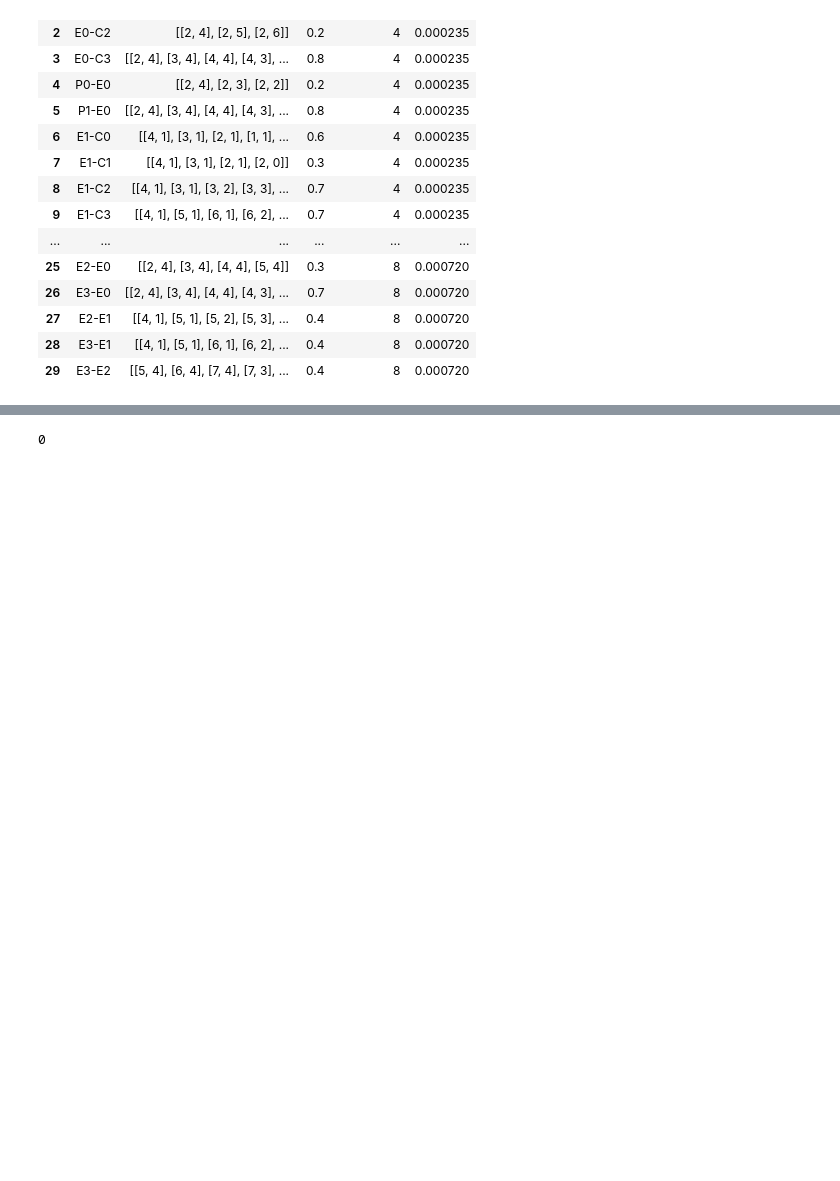
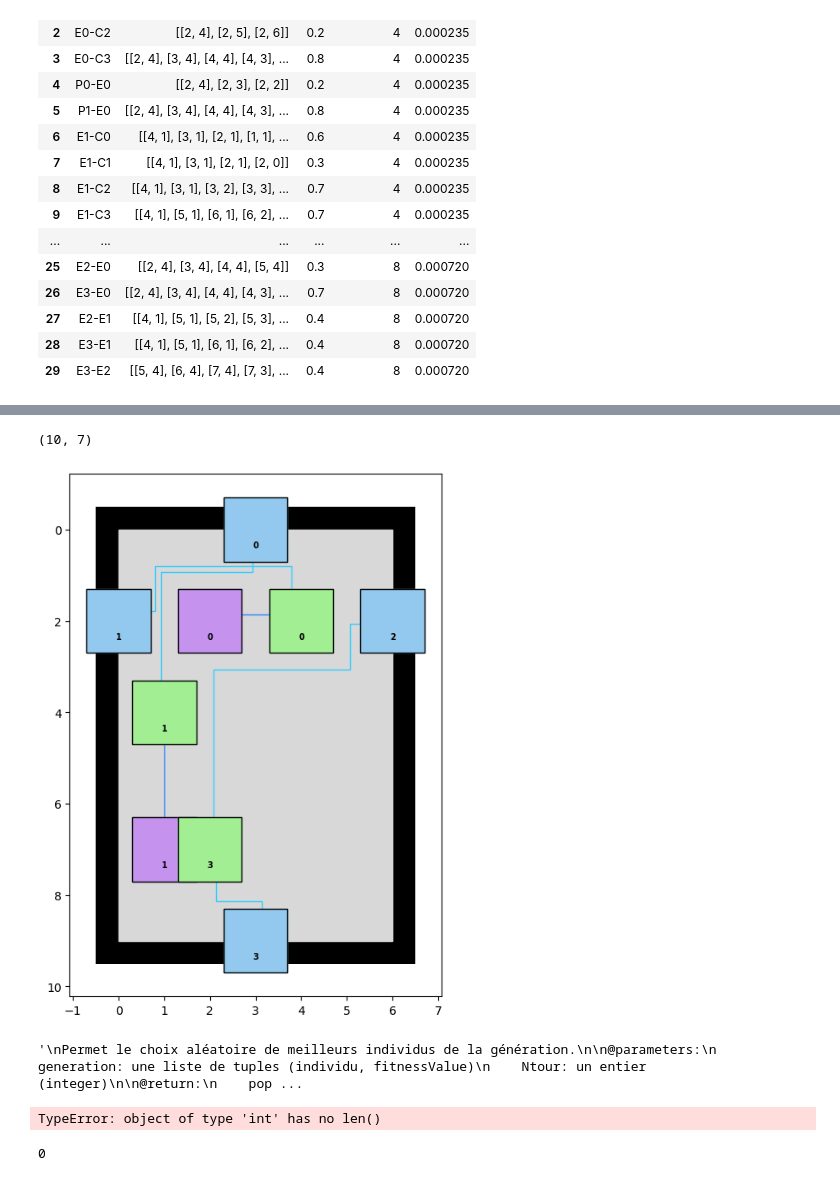
Before and after one commit to egos/valeo, a Jupyter notebook: New.ipynb, the cells around one changed output, grey strips where cells are left out. Cells and saved outputs as stored; diff of their text form; code cells hidden in the pictures; blank space fills up the shorter version.

```diff
--- a/New.ipynb
+++ b/New.ipynb
@@ -987,0 +1083,19 @@ fig = new_plot(algo, SelectLine, SelectSlot)
+# %%
+# row = df1.loc[0]
+row = df.iloc[0].copy()
+ElemsList = ['Clist','Elist','Plist']
+Elems = ['C','E','P']
+SelectSlot = []
+List_EtoC = row.List_EtoC
+List_PtoE = row.List_PtoE
+for n in range(3):
+    SelectSlot+= ['{}{}'.format(Elems[n],i) for i in row[ElemsList[n]]]
+SelectLine = row.Name
+if row.Option == 'Bus' :   SelectLine = row.BusName
+
+# fig = plot_(algo,dflineSelect, dfsSelect, str(row.name) + ' : ' + row.Name_txt + ' / '+ str(row.dist))
+# col[i].dataframe(row.drop(labels= Col_drop).astype('str'),  use_container_width  =True)
+fig = new_plot(algo, SelectLine, SelectSlot)
+# %% [output]
+(10, 7)
+[figure, added]
@@ -988,3 +1104,37 @@ fig = new_plot(algo, SelectLine, SelectSlot)
+# %%
+"""
+Permet le choix aléatoire de meilleurs individus de la génération.
+
+@parameters:
+    generation: une liste de tuples (individu, fitnessValue)
+    Ntour: un entier (integer)
+
+@return:
+    populationSelection: une liste
+"""
+
+populationSelection = [] # Création de notre variable de sortie
+
+for i in range(len(generation)):
+    populationRandom = [] # Création de notre liste de sélection aléatoire
+
+    for j in range(Ntour):
+        populationRandom.append(generation[random.randrange(len(generation))]) # On choisit aléatoirement des
+# individus de la génération
+
+    populationRandom = sorted(populationRandom, key=lambda x: x[1]) # Trier en fonction de la valeur du fitness
+    populationSelection.append(populationRandom[0]) # Ajouter à notre variable de sortie l'individu ayant le
+# meilleur fitness
+
+populationSelection = sorted(populationSelection, key=lambda x: x[1]) # Trier en fonction du fitness
+a = populationSelection[:] # Faire une copie de la variable de sortie
+for i in range(len(a)):
+    populationSelection[i] = a[i][0] # On choisit l'individu sans le fitness
+
+return populationSelection
+# %% [output]
+'\nPermet le choix aléatoire de meilleurs individus de la génération.\n\n@parameters:\n    generation: une liste de tuples (individu, fitnessValue)\n    Ntour: un entier (integer)\n\n@return:\n    pop ...
+TypeError: object of type 'int' has no len()
 # %%
 output = BytesIO()
 writer = pd.ExcelWriter(output, engine='xlsxwriter')
```
Also changed, not shown: parts of 9 cells of this notebook, 2 other files.
